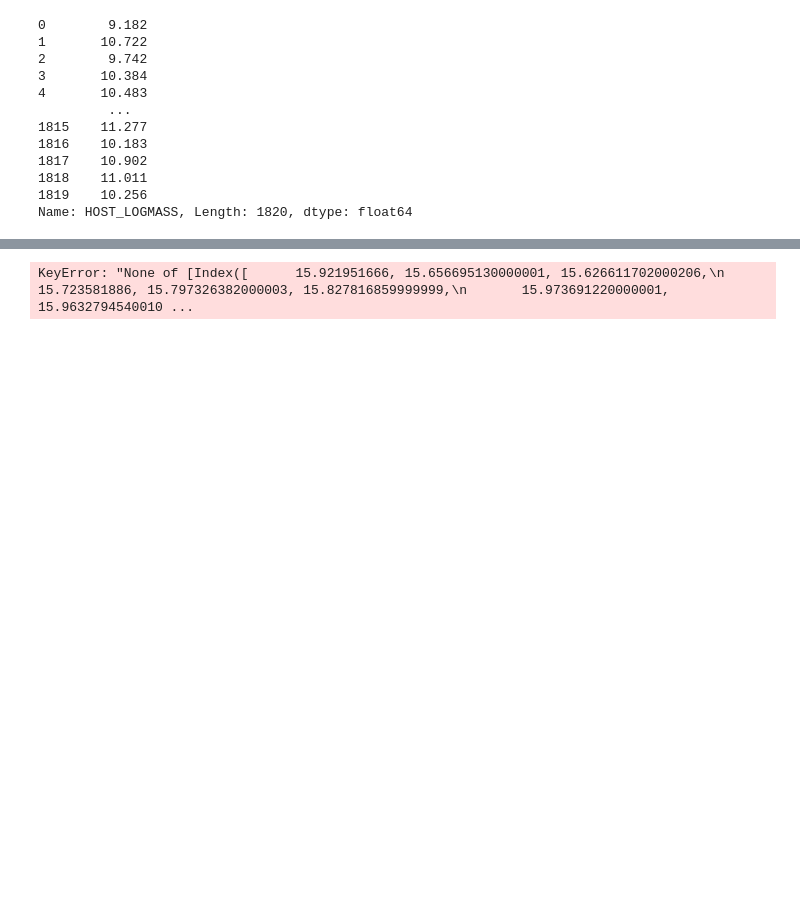
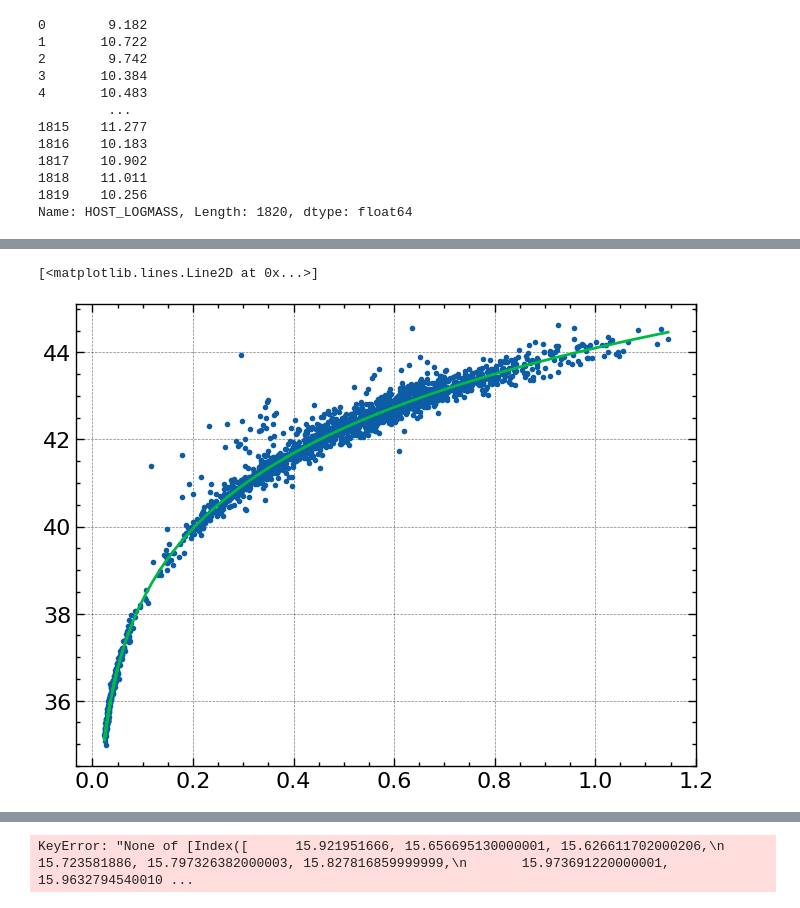
Before and after one commit to Shin107/DES_analysis, a Jupyter notebook: minimizer.ipynb, the cells around one changed output, grey strips where cells are left out. Drawn from its saved outputs; the diff is of its cells as text; code cells hidden in the pictures; blank space fills up the shorter version.

Commit message:
LCDM outputs

```diff
--- a/minimizer.ipynb
+++ b/minimizer.ipynb
@@ -108,3 +125,18 @@ plt.legend()
+# %%
+def MU_chi(Zc, OM, OL):
+
+    k = 25 +5*np.log10((c/H0 )*dL_lcdm(Zc,OM,OL))
+
+    if np.any(np.isnan(k)):
+        print ('Fuck', OM, OL)
+        k[np.isnan(k)] = 63.15861331456834
+    return k
+# %%
+plt.plot(des_mu['zHEL'],np.array(des_mu['MU']),'.')
+plt.plot(des_mu['zHEL'],MU_chi(np.array(des_mu['zHEL']), 0.3, 0.7),'-')
+# %% [output]
+[<matplotlib.lines.Line2D at 0x...>]
+[figure, added]
 # %%
 mBCorr_tot = data['mB'] + alpha*data['x1'] - beta*data['c'] - delta_hostmass(data['HOST_LOGMASS'])  - data['biasCor_mu'] #+19.32720
 mBCorr_base = data['mB'] + alpha*data['x1'] - beta*data['c']
```
Also changed, not shown: parts of 25 cells of this notebook.
